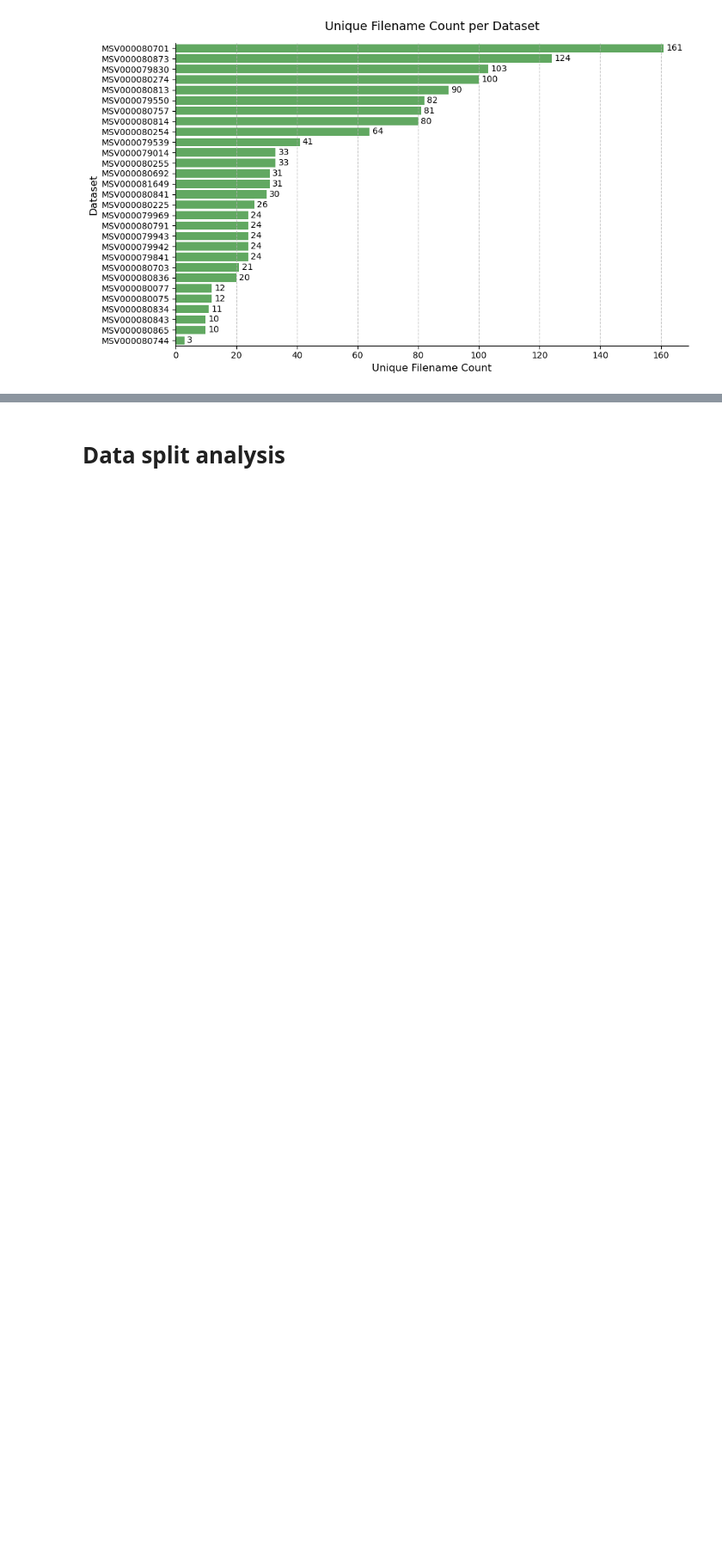
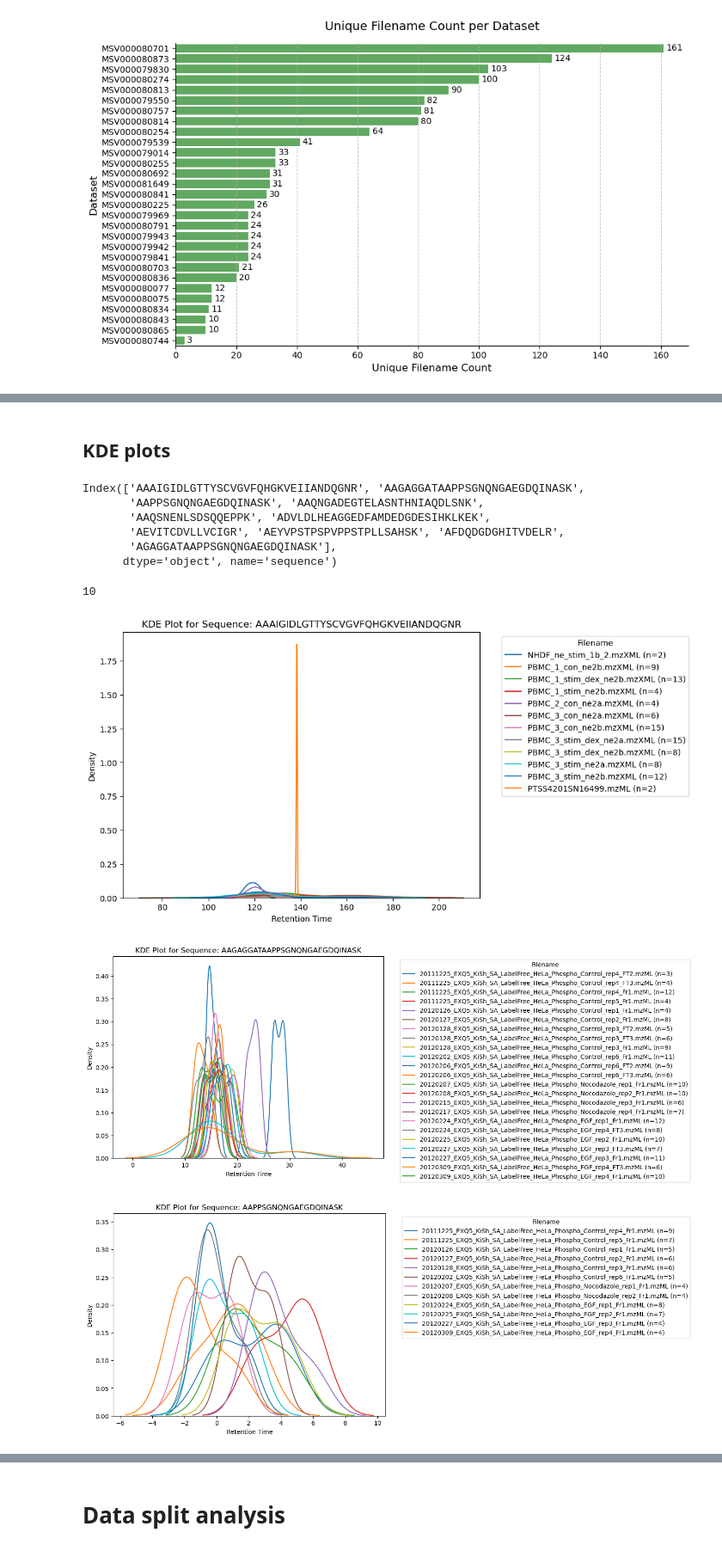
Before and after one commit to WannesLamberts/MTL-peptide-property-prediction-pool, a Jupyter notebook: notebooks/analyisis.ipynb, the cells around one changed output, grey strips where cells are left out. Shown at 86% size. Saved outputs shown, nothing was run; the diff lists cells and outputs as text; code cells hidden in the pictures; blank space fills up the shorter version.

```diff
--- a/notebooks/analyisis.ipynb
+++ b/notebooks/analyisis.ipynb
@@ -52,0 +114,2 @@ plot_bar_horizontal(
+# %% [markdown]
+## KDE plots
@@ -52,0 +120,51 @@ plot_bar_horizontal(
+# %%
+def plot_kde_grouped(df, threshold, legend=None):
+    grouped = df.groupby('sequence')
+    for sequence, seq_group in grouped:
+        plt.figure(figsize=(8, 6))
+        # Group again within each sequence by filename to get iRT values
+        for filename, values in seq_group.groupby('filename')['iRT']:
+            values = list(values)  # Convert Series to list
+            if len(values) >= threshold:
+                label = f"{filename} (n={len(values)})"
+                sns.kdeplot(values, label=label, fill=False)
+
+        plt.xlabel("Retention Time")
+        plt.ylabel("Density")
+        if legend:
+            plt.legend(title="Filename", bbox_to_anchor=(1.05, 1), loc='upper left')
+        plt.title(f"KDE Plot for Sequence: {sequence}")
+        plt.show()
+# %%
+overlap_across_msrun = df.groupby('sequence')['filename'].nunique()
+overlap_in_msrun = df.groupby(['sequence','filename'])['filename'].count()
+# %%
+interesting_peptides_across = overlap_across_msrun[(overlap_across_msrun > 10) & (overlap_across_msrun < 30)].index
+# Filter rows where the value is > 5
+filtered = overlap_in_msrun[overlap_in_msrun > 5]
+
+# Group by sequence and find sequences appearing more than 5 times
+sequence_counts = filtered.groupby('sequence').count()
+interesting_peptides_inside = sequence_counts[sequence_counts > 5].index
+interesting_peptides = interesting_peptides_across.intersection(interesting_peptides_inside)[:10]
+# %%
+interesting_peptides
+# %% [output]
+Index(['AAAIGIDLGTTYSCVGVFQHGKVEIIANDQGNR', 'AAGAGGATAAPPSGNQNGAEGDQINASK',
+       'AAPPSGNQNGAEGDQINASK', 'AAQNGADEGTELASNTHNIAQDLSNK',
+       'AAQSNENLSDSQQEPPK', 'ADVLDLHEAGGEDFAMDEDGDESIHKLKEK',
+       'AEVITCDVLLVCIGR', 'AEYVPSTPSPVPPSTPLLSAHSK', 'AFDQDGDGHITVDELR',
+       'AGAGGATAAPPSGNQNGAEGDQINASK'],
+      dtype='object', name='sequence')
+# %%
+df_sequence = df[df['sequence'].isin(interesting_peptides)]
+# %%
+df_sequence['sequence'].nunique()
+# %% [output]
+10
+# %%
+plot_kde_grouped(df_sequence,2,legend=True)
+# %% [output]
+[figure, added]
+[figure, added]
+[figure, added]
```
Also changed, not shown: parts of 16 cells of this notebook, 3 other files.
